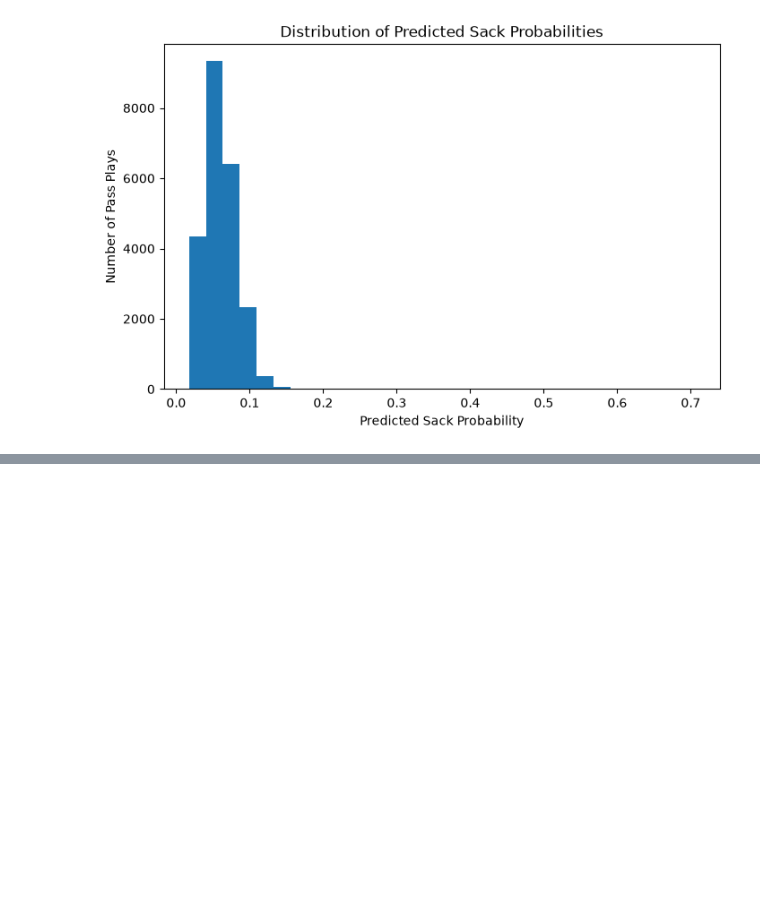
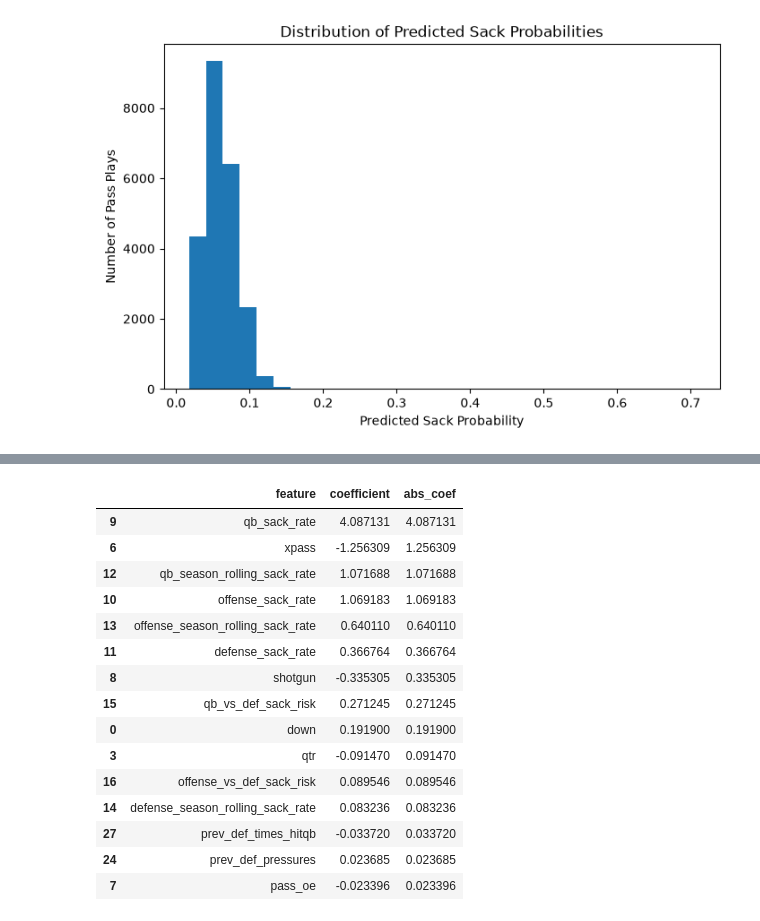
Before and after one commit to ethanfr10/NFL-Sack-Prediction, a Jupyter notebook: notebooks/01_data_exploration.ipynb, the cells around one changed output, grey strips where cells are left out. Cells and saved outputs as stored; diff of their text form; code cells hidden in the pictures; blank space fills up the shorter version.

```diff
--- a/notebooks/01_data_exploration.ipynb
+++ b/notebooks/01_data_exploration.ipynb
@@ -1469,0 +1642,19 @@ plt.show()
+# %%
+coef_df.head(15)
+# %% [output]
+|  | feature | coefficient | abs_coef |
+| 9 | qb_sack_rate | 4.087131 | 4.087131 |
+| 6 | xpass | -1.256309 | 1.256309 |
+| 12 | qb_season_rolling_sack_rate | 1.071688 | 1.071688 |
+| 10 | offense_sack_rate | 1.069183 | 1.069183 |
+| 13 | offense_season_rolling_sack_rate | 0.640110 | 0.640110 |
+| 11 | defense_sack_rate | 0.366764 | 0.366764 |
+| 8 | shotgun | -0.335305 | 0.335305 |
+| 15 | qb_vs_def_sack_risk | 0.271245 | 0.271245 |
+| 0 | down | 0.191900 | 0.191900 |
+| 3 | qtr | -0.091470 | 0.091470 |
+| 16 | offense_vs_def_sack_risk | 0.089546 | 0.089546 |
+| 14 | defense_season_rolling_sack_rate | 0.083236 | 0.083236 |
+| 27 | prev_def_times_hitqb | -0.033720 | 0.033720 |
+| 24 | prev_def_pressures | 0.023685 | 0.023685 |
+| 7 | pass_oe | -0.023396 | 0.023396 |
```
Also changed, not shown: parts of 16 cells of this notebook, 2 other files.
